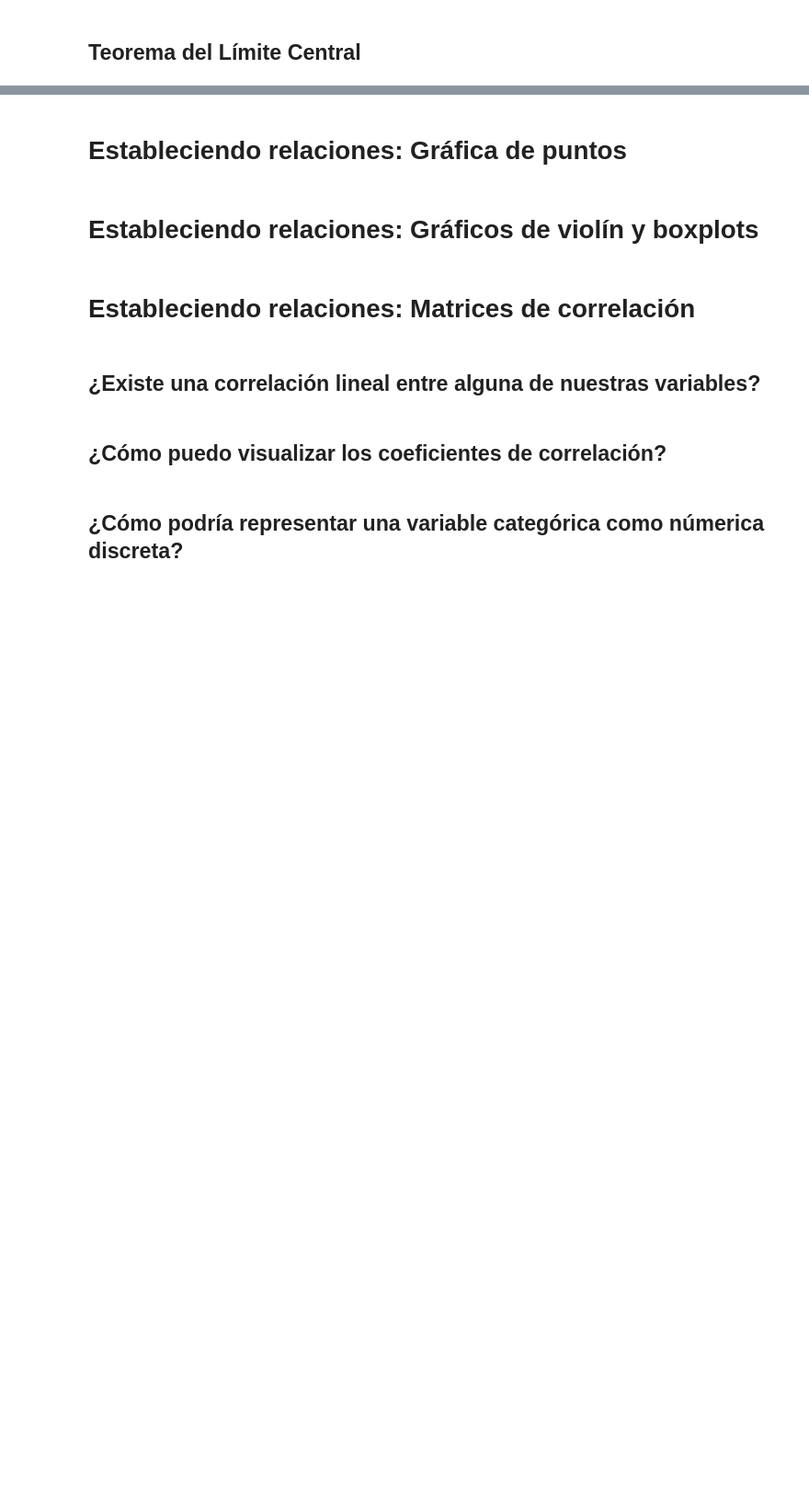
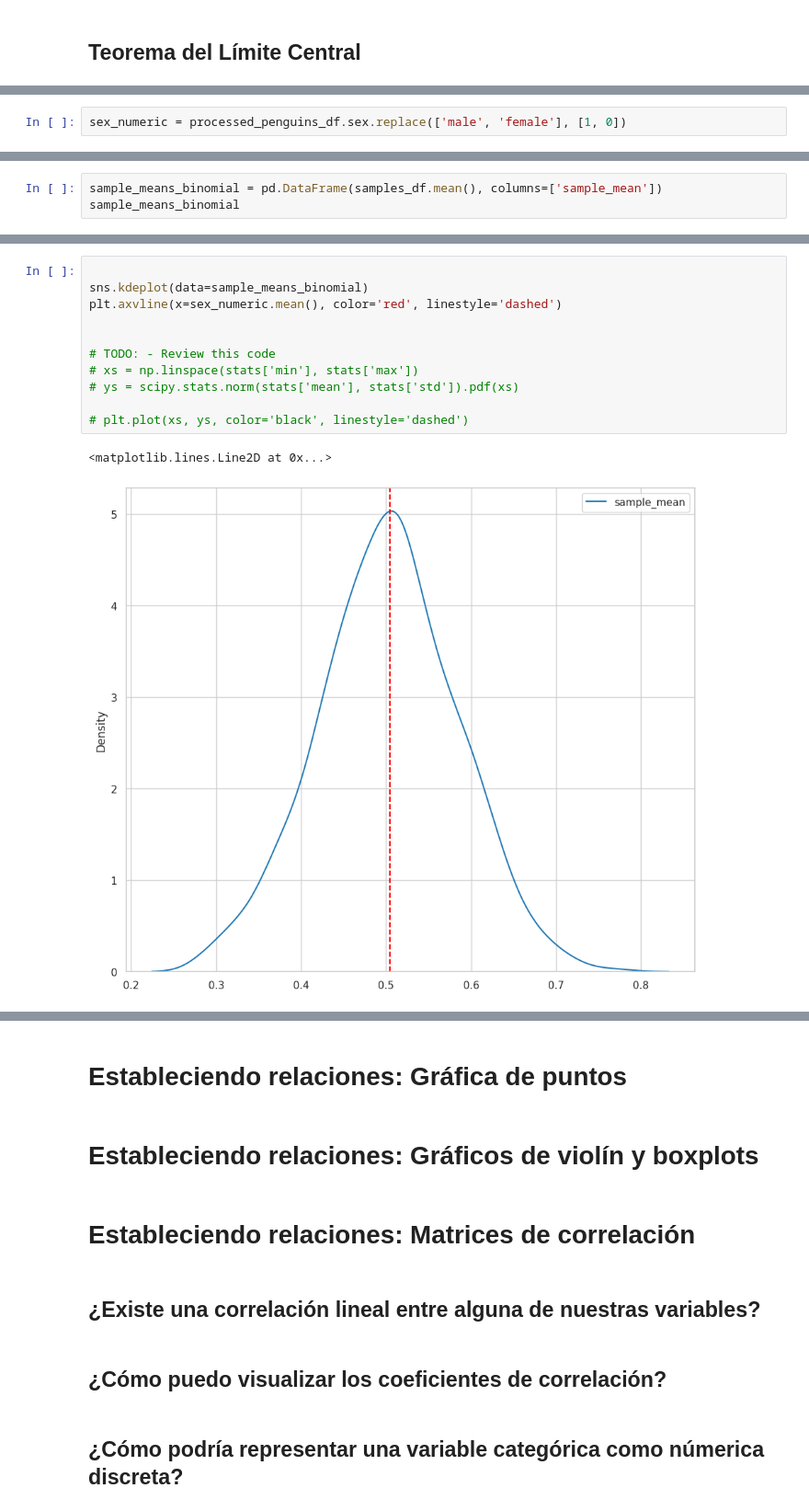
Before and after one commit to jariel17/curso-analisis-exploratorio-de-datos, a Jupyter notebook: 01-conociendo-nuestros-datos.ipynb, the cells around one changed output, grey strips where cells are left out. Shown at 92% size. Drawn from its saved outputs; the diff is of its cells as text; blank space fills up the shorter version.

```diff
--- a/01-conociendo-nuestros-datos.ipynb
+++ b/01-conociendo-nuestros-datos.ipynb
@@ -1060,0 +1096,2 @@ sns.kdeplot(
+# %%
+sex_numeric = processed_penguins_df.sex.replace(['male', 'female'], [1, 0])
@@ -1060,0 +1114,3 @@ sns.kdeplot(
+# %%
+sample_means_binomial = pd.DataFrame(samples_df.mean(), columns=['sample_mean'])
+sample_means_binomial
@@ -1060,0 +1144,14 @@ sns.kdeplot(
+# %%
+
+sns.kdeplot(data=sample_means_binomial)
+plt.axvline(x=sex_numeric.mean(), color='red', linestyle='dashed')
+
+
+# TODO: - Review this code
+# xs = np.linspace(stats['min'], stats['max'])
+# ys = scipy.stats.norm(stats['mean'], stats['std']).pdf(xs)
+
+# plt.plot(xs, ys, color='black', linestyle='dashed')
+# %% [output]
+<matplotlib.lines.Line2D at 0x...>
+[figure, added]
```
Also changed, not shown: parts of 12 cells of this notebook.
